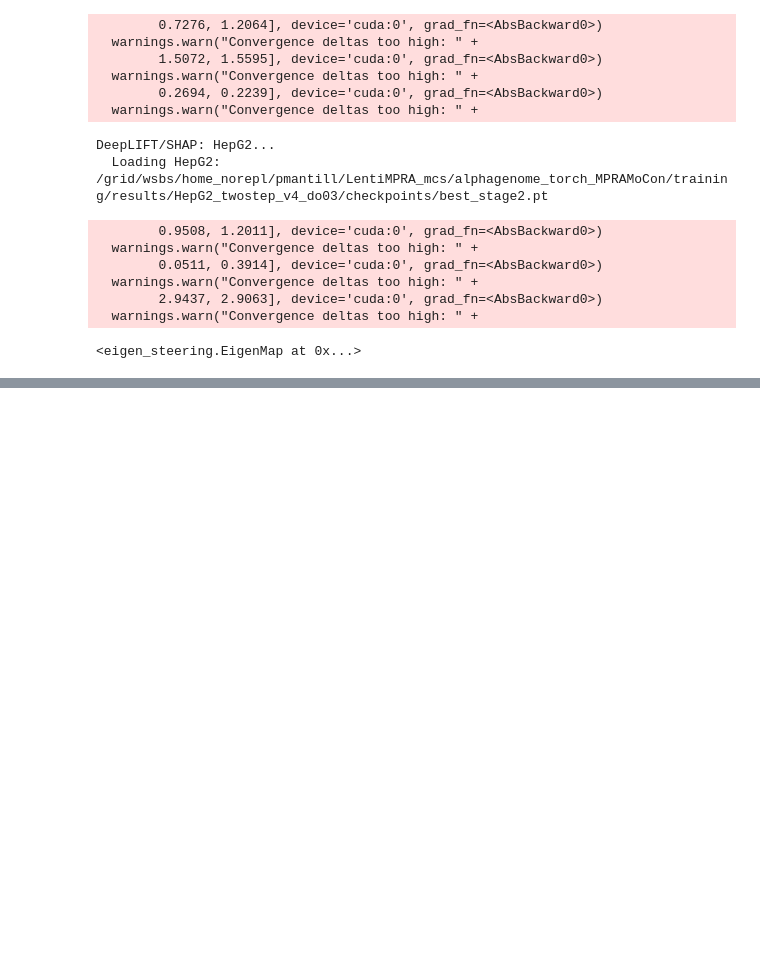
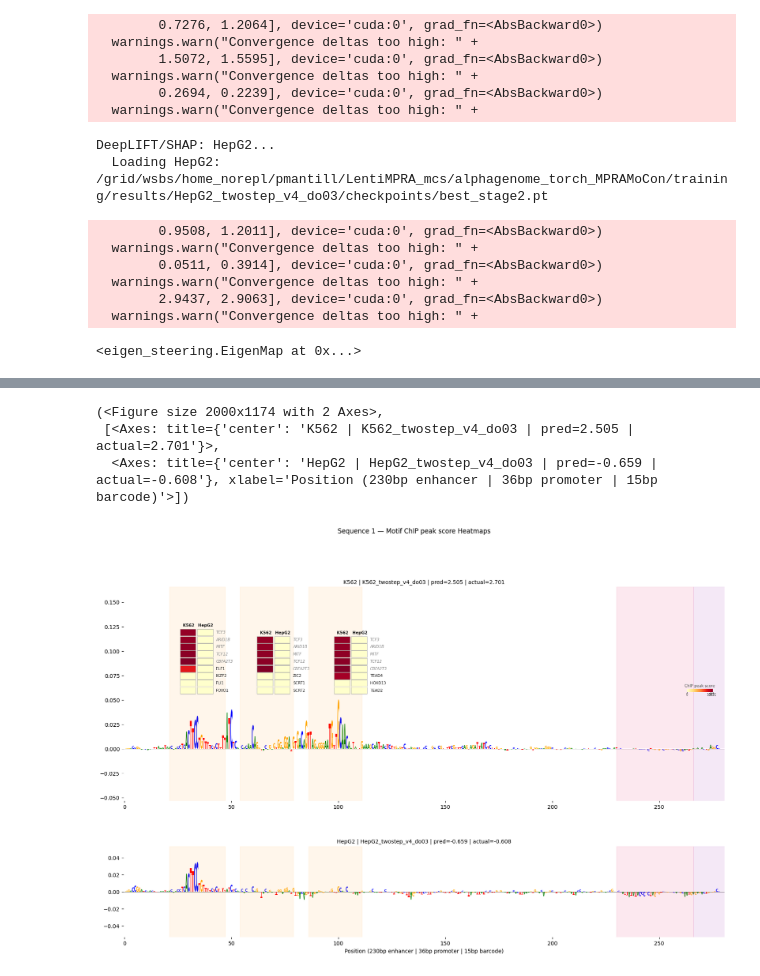
Before and after one commit to pabmantilla/alphagenome_torch_MPRAMoCon, a Jupyter notebook: interp/scripts/eigen_steering.ipynb, the cells around one changed output, grey strips where cells are left out. Drawn from its saved outputs; the diff is of its cells as text; code cells hidden in the pictures; blank space fills up the shorter version.

```diff
--- a/interp/scripts/eigen_steering.ipynb
+++ b/interp/scripts/eigen_steering.ipynb
@@ -165,0 +165,7 @@ em.plot_proteome_match(seq_idx=seq_idx, top_k=1, max_paralogs=1, annotation_styl
+# %%
+em.plot_chipatlas_at_motifs(seq_idx=1, top_coactivators=5, max_paralogs=2)
+# %% [output]
+(<Figure size 2000x1174 with 2 Axes>,
+ [<Axes: title={'center': 'K562 | K562_twostep_v4_do03 | pred=2.505 | actual=2.701'}>,
+  <Axes: title={'center': 'HepG2 | HepG2_twostep_v4_do03 | pred=-0.659 | actual=-0.608'}, xlabel='Position (230bp enhancer | 36bp promoter | 15bp barcode)'>])
+[figure, added]
```
Also changed, not shown: parts of 4 cells of this notebook, 1 other file.
